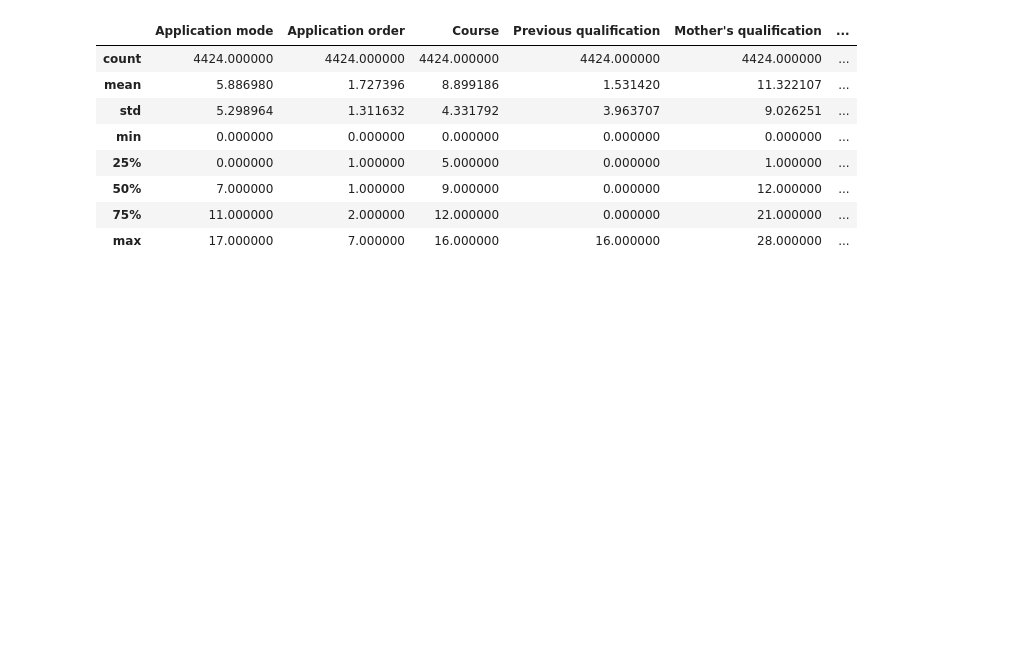
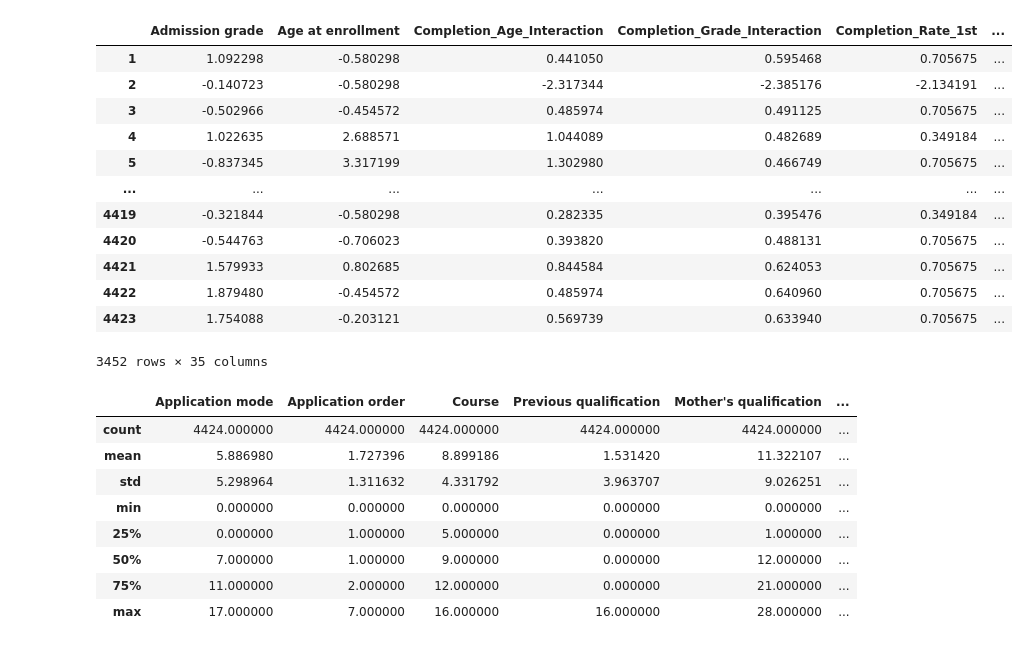
Before and after one commit to ChidiUmeh/3signet-Projects, a Jupyter notebook: week 4 Task/models.ipynb, the cells around one changed output. Cells and saved outputs as stored; diff of their text form; code cells hidden in the pictures; blank space fills up the shorter version.

```diff
--- a/week 4 Task/models.ipynb
+++ b/week 4 Task/models.ipynb
@@ -14,10 +14,22 @@ from sklearn.metrics import accuracy_score, classification_report, confusion_mat
 import warnings
 warnings.filterwarnings('ignore')
 # %%
-school_df = pd.read_csv('updated_data.csv', index_col=0)
-
-X = school_df.drop('Target_encoded', axis=1)
-y = school_df['Target_encoded']
+X = pd.read_csv('../week 3 Task/X.csv', index_col=0)
+y = pd.read_csv('../week 3 Task/y.csv', index_col=0)
+# %% [output]
+|  | Admission grade | Age at enrollment | Completion_Age_Interaction | Completion_Grade_Interaction | Completion_Rate_1st | ... |
+| 1 | 1.092298 | -0.580298 | 0.441050 | 0.595468 | 0.705675 | ... |
+| 2 | -0.140723 | -0.580298 | -2.317344 | -2.385176 | -2.134191 | ... |
+| 3 | -0.502966 | -0.454572 | 0.485974 | 0.491125 | 0.705675 | ... |
+| 4 | 1.022635 | 2.688571 | 1.044089 | 0.482689 | 0.349184 | ... |
+| 5 | -0.837345 | 3.317199 | 1.302980 | 0.466749 | 0.705675 | ... |
+| ... | ... | ... | ... | ... | ... | ... |
+| 4419 | -0.321844 | -0.580298 | 0.282335 | 0.395476 | 0.349184 | ... |
+| 4420 | -0.544763 | -0.706023 | 0.393820 | 0.488131 | 0.705675 | ... |
+| 4421 | 1.579933 | 0.802685 | 0.844584 | 0.624053 | 0.705675 | ... |
+| 4422 | 1.879480 | -0.454572 | 0.485974 | 0.640960 | 0.705675 | ... |
+| 4423 | 1.754088 | -0.203121 | 0.569739 | 0.633940 | 0.705675 | ... |
+3452 rows × 35 columns
 # %%
 X.describe()
 # %% [output]
```
Also changed, not shown: 3 other files.
